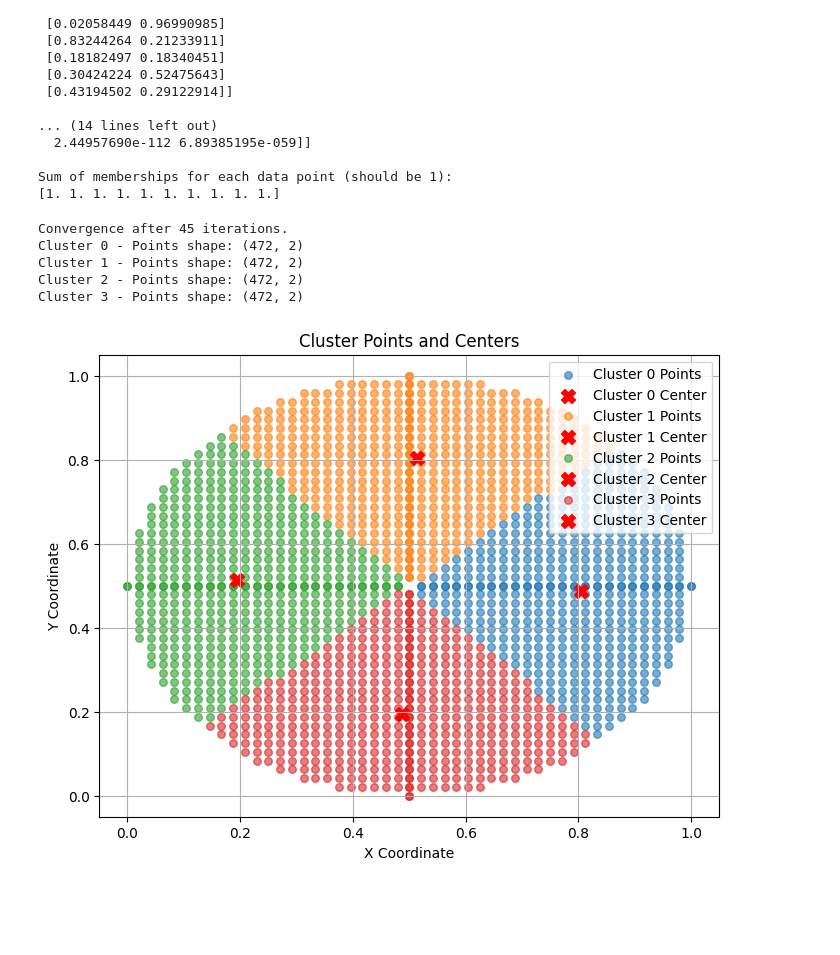
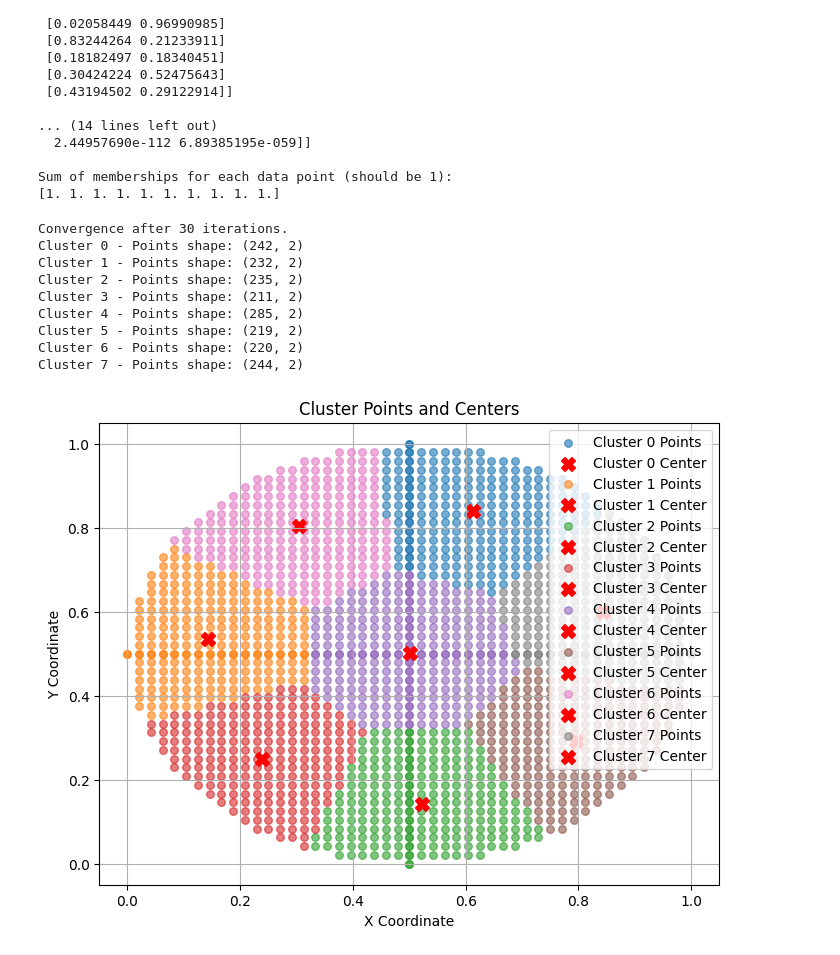
Before and after one commit to Bernat-C/Clustering-Analysis, a Jupyter notebook: testing_bernat.ipynb, the cells around one changed output. Drawn from its saved outputs; the diff is of its cells as text; code cells hidden in the pictures; blank space fills up the shorter version.

```diff
--- a/testing_bernat.ipynb
+++ b/testing_bernat.ipynb
@@ -54,18 +54,22 @@ Sum of memberships for each data point (should be 1):
 df_X = load_ds("grid")
 # %%
 # Number of clusters
-C = 4
+C = 8
 m = 2
 suppress = True
 alpha = 0.5
 
 clusters = gs_fcm(df_X, C, m=m, suppress=suppress, alpha=alpha, generalized=True, eta=0.5)
 
 plot_clusters(clusters)
 # %% [output]
-Convergence after 45 iterations.
-Cluster 0 - Points shape: (472, 2)
-Cluster 1 - Points shape: (472, 2)
-Cluster 2 - Points shape: (472, 2)
-Cluster 3 - Points shape: (472, 2)
+Convergence after 30 iterations.
+Cluster 0 - Points shape: (242, 2)
+Cluster 1 - Points shape: (232, 2)
+Cluster 2 - Points shape: (235, 2)
+Cluster 3 - Points shape: (211, 2)
+Cluster 4 - Points shape: (285, 2)
+Cluster 5 - Points shape: (219, 2)
+Cluster 6 - Points shape: (220, 2)
+Cluster 7 - Points shape: (244, 2)
-[figure, old version]
+[figure, new version]
```
Also changed, not shown: 1 other file.
